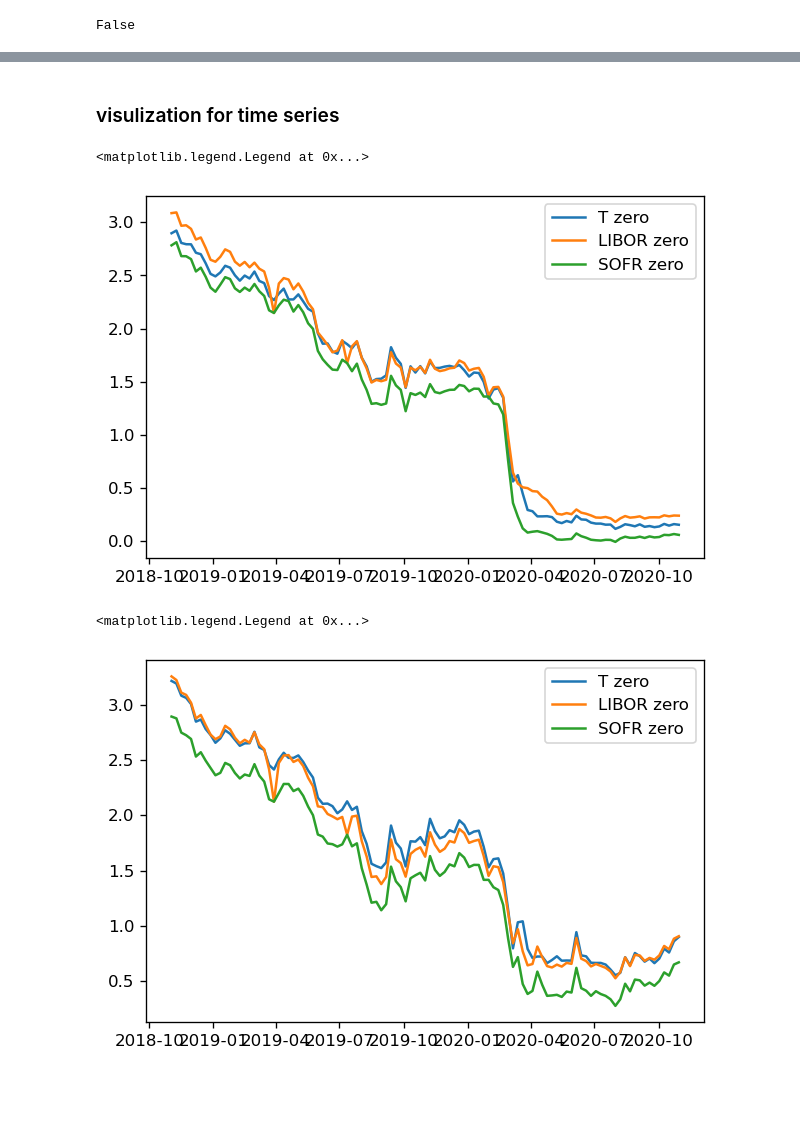
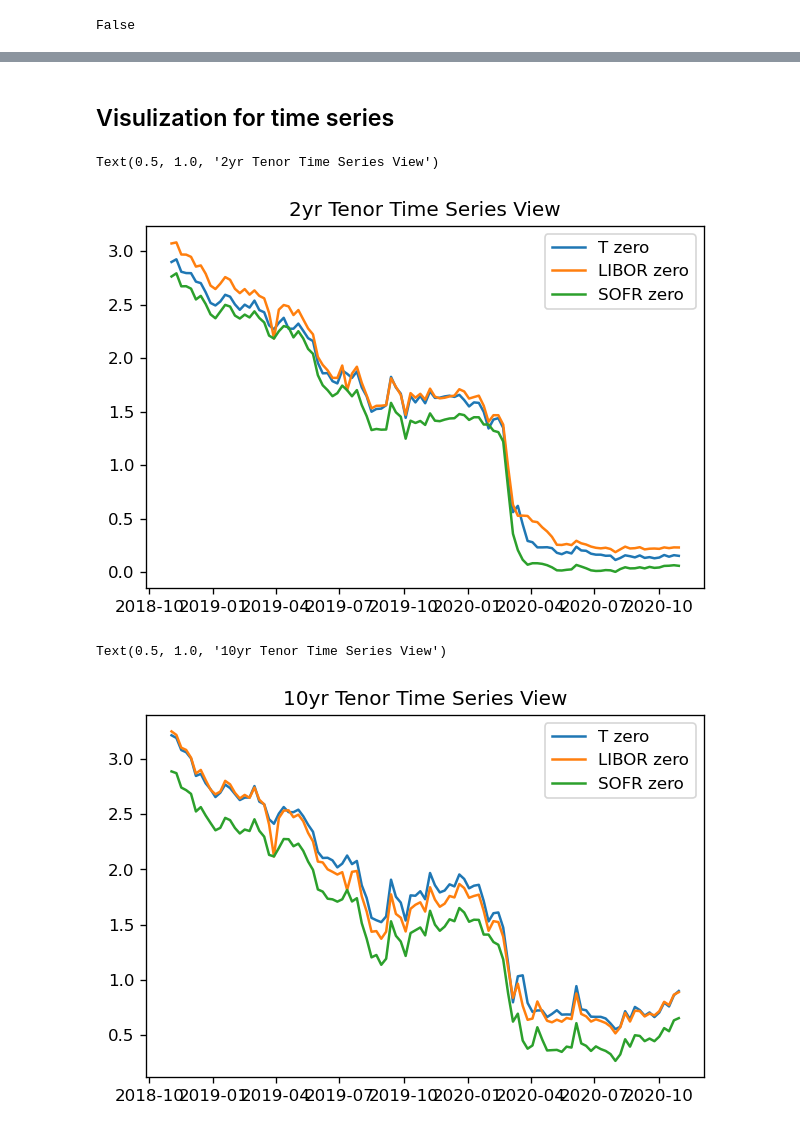
Before and after one commit to DarseZ/CurveFrcst-Using-ManifoldLrn, a Jupyter notebook: CurveBuild.ipynb, the cells around one changed output, grey strips where cells are left out. Saved outputs shown, nothing was run; the diff lists cells and outputs as text; code cells hidden in the pictures; blank space fills up the shorter version.

```diff
--- a/CurveBuild.ipynb
+++ b/CurveBuild.ipynb
@@ -41,3 +41,0 @@ LIBOR_zero
-# %%
-LIBOR_fwd.columns = [3 * x for x in LIBOR_fwd.columns]
-LIBOR_fwd
@@ -58,3 +42,3 @@ LIBOR_fwd
 # %%
-SOFR_data = pd.read_excel(r'C:\Users\Richard\Desktop\CurrentTerm\ISYE 8900\Data\WklySOFR.xlsx', sheet_name=None)
-SOFR_data.keys()
+SOFR_data = pd.read_excel(r'C:\Users\Richard\Desktop\CurrentTerm\ISYE 8900\CurveFrcst-Using-ManifoldLrn\Data\WklySOFR.xlsx', sheet_name=None)
+#SOFR_data.keys()
@@ -71,5 +53,5 @@ for key in SOFR_data:
 SOFR_zero = SOFR_zero.T
 SOFR_fwd = SOFR_fwd.T
 # %%
-SOFR_zero.columns = [3 * x for x in SOFR_zero.columns]
-SOFR_zero
+SOFR_zero.columns = [3 * (x+1) for x in SOFR_zero.columns]
+#SOFR_zero
@@ -123,7 +80,7 @@ def NSS_fwd_cstrct(T, beta0,beta1,beta2,beta3,tau1,tau2):
     exp_tt2 = exp(-T/tau2)
     return beta0 + beta1*exp_tt1 + beta2*exp_tt1*T/tau1 + beta3*exp_tt2*T/tau2
 # %%
-Treasury_data = pd.read_csv(r'C:\Users\Richard\Desktop\CurrentTerm\ISYE 8900\Data\feds200628.csv', index_col = 'Date', usecols = ['Date','BETA0','BETA1','BETA2','BETA3','TAU1','TAU2'], skiprows=9)
+Treasury_data = pd.read_csv(r'C:\Users\Richard\Desktop\CurrentTerm\ISYE 8900\CurveFrcst-Using-ManifoldLrn\Data\feds200628.csv', index_col = 'Date', usecols = ['Date','BETA0','BETA1','BETA2','BETA3','TAU1','TAU2'], skiprows=9)
 Treasury_data
 # %% [output]
 |  | BETA0 | BETA1 | BETA2 | BETA3 | TAU1 | TAU2 |
@@ -261,22 +221,24 @@ plt.legend(handles=[l1,l2,l3], labels = ['T fwd','LIBOR fwd','SOFR fwd'], loc='b
 # %% [markdown]
-### visulization for time series
+## Visulization for time series
 # %%
 plt.figure(7,dpi=120)
 l1, = plt.plot(Treasury_zero.index, Treasury_zero[24])
 l2, = plt.plot(LIBOR_zero.index, LIBOR_zero[24])
 l3, = plt.plot(SOFR_zero.index, SOFR_zero[24])
 plt.legend(handles=[l1,l2,l3], labels = ['T zero','LIBOR zero','SOFR zero'], loc='best')
+plt.title('2yr Tenor Time Series View')
 # %% [output]
-<matplotlib.legend.Legend at 0x...>
+Text(0.5, 1.0, '2yr Tenor Time Series View')
-[figure, old version]
+[figure, new version]
 # %%
 plt.figure(8,dpi=120)
 l1, = plt.plot(Treasury_zero.index, Treasury_zero[120])
 l2, = plt.plot(LIBOR_zero.index, LIBOR_zero[120])
 l3, = plt.plot(SOFR_zero.index, SOFR_zero[120])
 plt.legend(handles=[l1,l2,l3], labels = ['T zero','LIBOR zero','SOFR zero'], loc='best')
+plt.title('10yr Tenor Time Series View')
 # %% [output]
-<matplotlib.legend.Legend at 0x...>
+Text(0.5, 1.0, '10yr Tenor Time Series View')
-[figure, old version]
+[figure, new version]
 # %%
 plt.figure(9,dpi=120)
```
Also changed, not shown: parts of 26 cells of this notebook, 19 other files.
